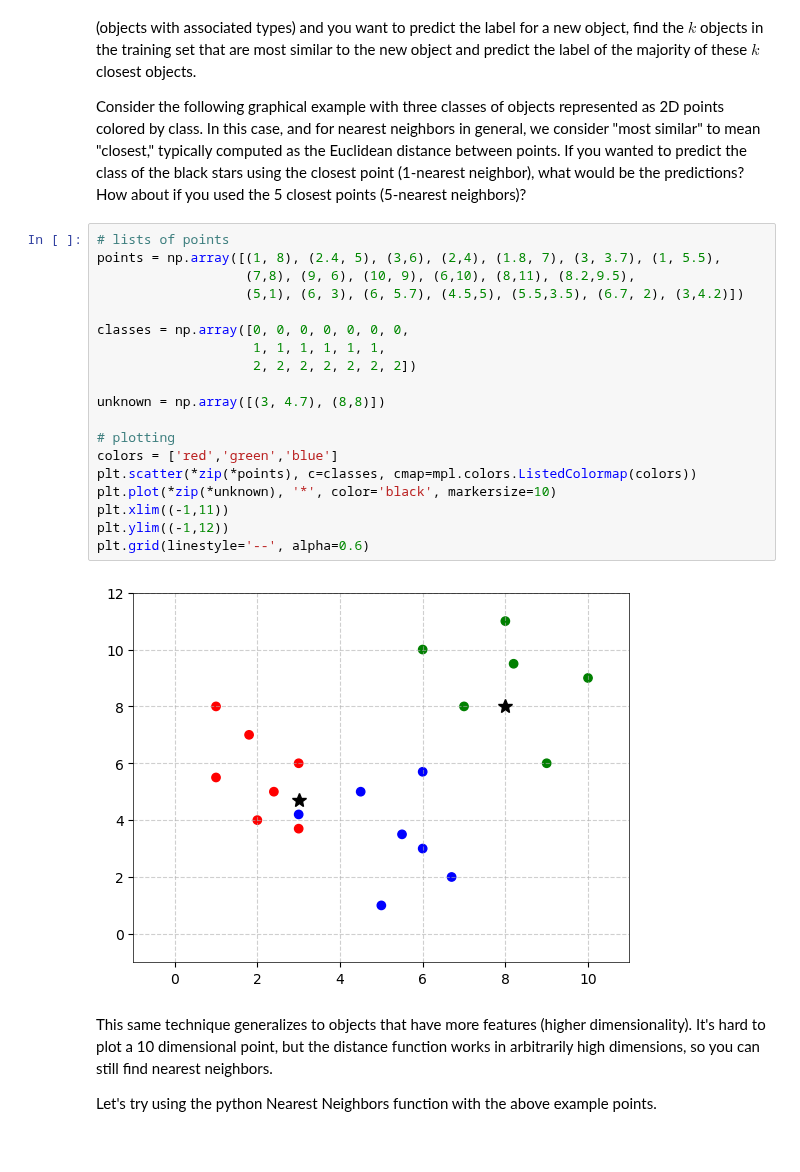
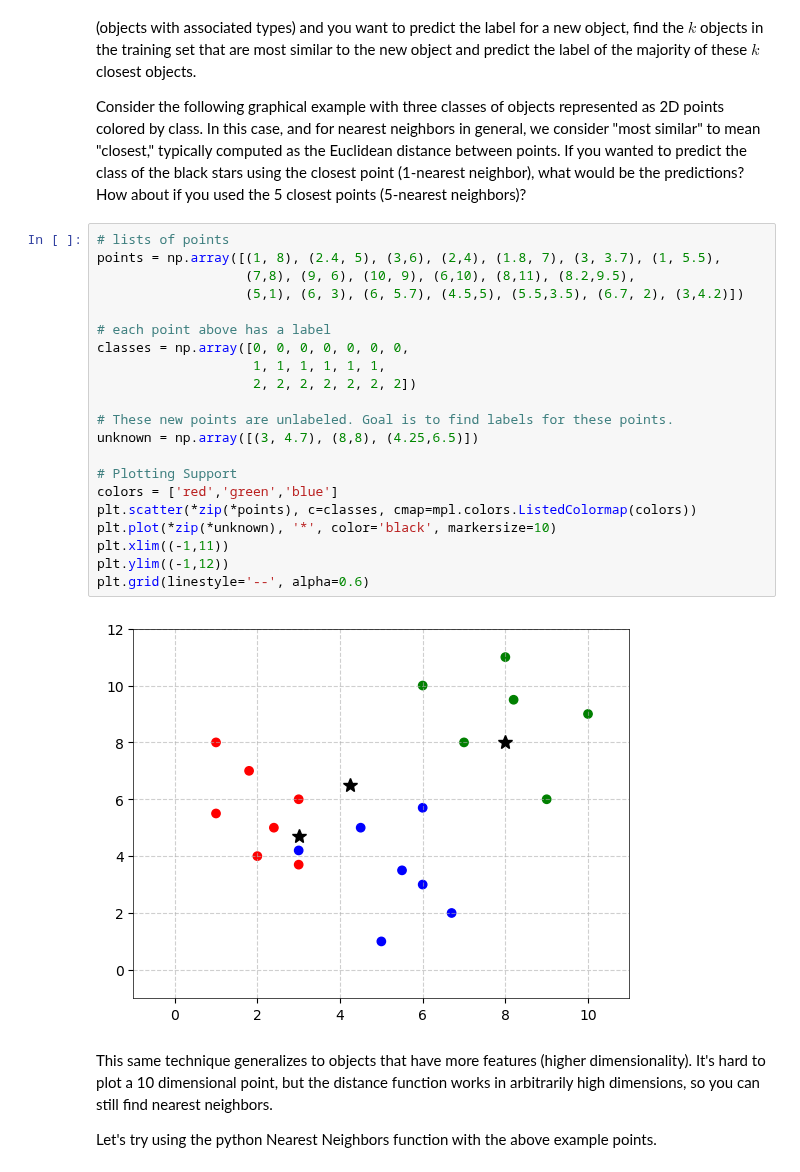
Before and after one commit to noise-lab/ml-networking, a Jupyter notebook: 2_Nearest_Neighbors.ipynb, the cells around one changed output. Cells and saved outputs as stored; diff of their text form.

```diff
--- a/2_Nearest_Neighbors.ipynb
+++ b/2_Nearest_Neighbors.ipynb
@@ -29,24 +29,26 @@ Consider the following graphical example with three classes of objects represent
 # %%
 # lists of points
 points = np.array([(1, 8), (2.4, 5), (3,6), (2,4), (1.8, 7), (3, 3.7), (1, 5.5),
                    (7,8), (9, 6), (10, 9), (6,10), (8,11), (8.2,9.5),
                    (5,1), (6, 3), (6, 5.7), (4.5,5), (5.5,3.5), (6.7, 2), (3,4.2)])
 
+# each point above has a label
 classes = np.array([0, 0, 0, 0, 0, 0, 0,
                     1, 1, 1, 1, 1, 1,
                     2, 2, 2, 2, 2, 2, 2])
 
-unknown = np.array([(3, 4.7), (8,8)])
+# These new points are unlabeled. Goal is to find labels for these points.
+unknown = np.array([(3, 4.7), (8,8), (4.25,6.5)])
 
-# plotting
+# Plotting Support
 colors = ['red','green','blue']
 plt.scatter(*zip(*points), c=classes, cmap=mpl.colors.ListedColormap(colors))
 plt.plot(*zip(*unknown), '*', color='black', markersize=10)
 plt.xlim((-1,11))
 plt.ylim((-1,12))
 plt.grid(linestyle='--', alpha=0.6)
 # %% [output]
-[figure, old version]
+[figure, new version]
 # %% [markdown]
 This same technique generalizes to objects that have more features (higher dimensionality). It's hard to plot a 10 dimensional point, but the distance function works in arbitrarily high dimensions, so you can still find nearest neighbors.
 
```
Also changed, not shown: parts of 3 cells of this notebook, 1 other file.
